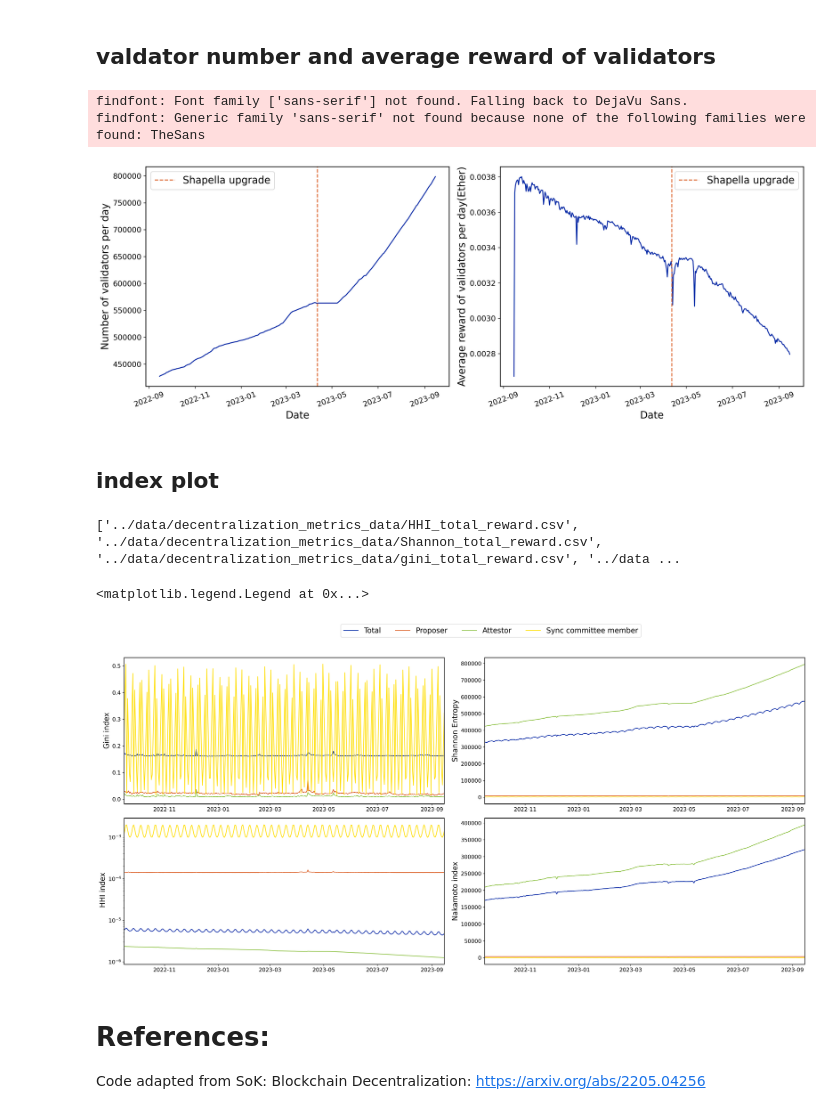
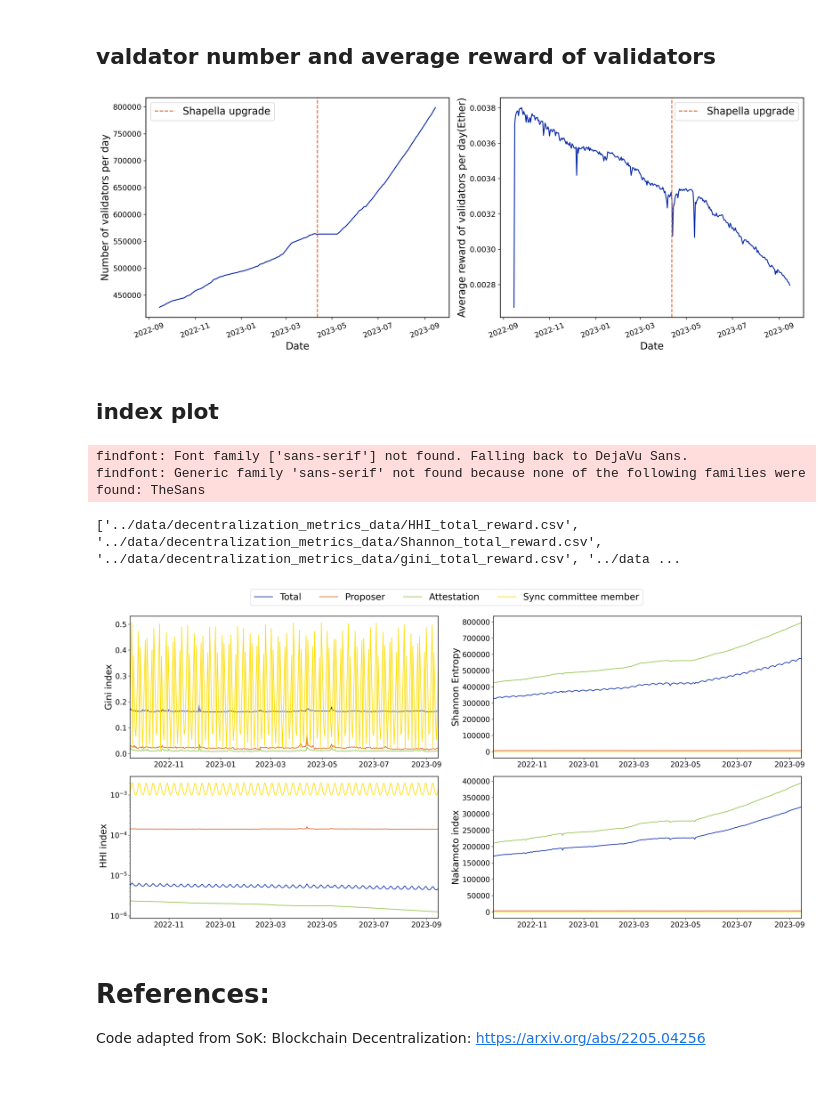
Before and after one commit to learn-want/ETH2.0-reward, a Jupyter notebook: code/result_plots.ipynb, the cells around one changed output. Drawn from its saved outputs; the diff is of its cells as text; code cells hidden in the pictures; blank space fills up the shorter version.

Commit message:
update figures

```diff
--- a/code/result_plots.ipynb
+++ b/code/result_plots.ipynb
@@ -20,6 +20,12 @@ font_files = font_manager.findSystemFonts(fontpaths=font_dirs)
 
 for font_file in font_files:
     font_manager.fontManager.addfont(font_file)
+
+plt.rcParams['axes.labelsize'] = 16
+
+plt.rcParams['font.size'] = 16
+plt.rcParams['xtick.labelsize'] = 16
+plt.rcParams['ytick.labelsize'] = 16
 # %% [markdown]
 # Part I Total Reward Sum by Daily
 # %%
@@ -195,7 +194,6 @@ import matplotlib.pyplot as plt
 df.rename(columns={'final_total_reward':'Total reward','proposer_total_reward':'Proposer reward','attestation_total_reward':'Attestation reward','sync_total_reward':'Sync committee reward'
                    },inplace=True)
 df['date']=pd.to_datetime(df['date'])
-df=df[(df['date']>=pd.to_datetime('2022-09-16'))&(df['date']<=pd.to_datetime('2023-09-15'))]
 # Calculate the mean of Validator_index by Date
 validator_counts = df.groupby('date')['validator_index'].nunique().reset_index()
 validator_means = df.groupby('date')['Total reward'].mean().reset_index()
@@ -225,10 +223,8 @@ axs[1].tick_params(axis='x', rotation=20)
 
 plt.tight_layout()
 
-plt.savefig('../figure/validator_count_reward_daily.pdf',bbox_inches='tight',dpi=300,facecolor='white')
+plt.savefig('../figure/validator_count_reward_daily.png',bbox_inches='tight',dpi=300,facecolor='white')
 # %% [output]
-findfont: Font family ['sans-serif'] not found. Falling back to DejaVu Sans.
-findfont: Generic family 'sans-serif' not found because none of the following families were found: TheSans
 [figure]
 # %% [markdown]
 ## index plot
@@ -267,49 +263,50 @@ for file in files:
     if index_name=='Gini':
         axes[0,0].plot(index['date'],index[reward_type],label=reward_type)
         #set the y-axis label
-        axes[0,0].set_ylabel(f'{index_name} index',fontsize=16)
+        axes[0,0].set_ylabel(f'{index_name} index',fontsize=20)
         axes[0,0].autoscale(enable=True, axis='x', tight=True)
         axes[0,0].set_xlim(left=pd.to_datetime('2022-09-16'))
     if index_name=='Shannon':
         axes[0,1].plot(index['date'],index[reward_type],label=reward_type)
-        axes[0,1].set_ylabel(f'Shannon Entropy',fontsize=16)
+        axes[0,1].set_ylabel(f'Shannon Entropy',fontsize=20)
         axes[0,1].autoscale(enable=True, axis='x', tight=True)
         axes[0,1].set_xlim(left=pd.to_datetime('2022-09-16'))
 
     if index_name=='HHI':
         axes[1,0].plot(index['date'],index[reward_type],label=reward_type)
-        axes[1,0].set_ylabel(f' HHI index',fontsize=16)
+        axes[1,0].set_ylabel(f' HHI index',fontsize=20)
         #use percentage for y-axis
         axes[1,0].yaxis.set_major_formatter(FuncFormatter(lambda y, _: '{:.2%}'.format(y)))
         axes[1,0].autoscale(enable=True, axis='x', tight=True)
         axes[1,0].set_xlim(left=pd.to_datetime('2022-09-16'))
         axes[1,0].set_yscale('log')
 
     if index_name=='Nakamoto':
         axes[1,1].plot(index['date'],index[reward_type],label=reward_type)
-        axes[1,1].set_ylabel(f'{index_name} index',fontsize=16)
+        axes[1,1].set_ylabel(f'{index_name} index',fontsize=20)
         axes[1,1].autoscale(enable=True, axis='x', tight=True)
         axes[1,1].set_xlim(left=pd.to_datetime('2022-09-16'))
 plt.tight_layout()
 #rename the legend
 handles, labels = axes[0,0].get_legend_handles_labels()
 labels[0]='Total'
 labels[1]='Proposer'
-labels[2]='Attestor'
+labels[2]='Attestation'
 labels[3]='Sync committee member'
 
 # Set x-axis labels for all subplots
 for ax in axes.flat:
     ax.xaxis.set_major_locator(mdates.MonthLocator(interval=2))
     ax.xaxis.set_major_formatter(mdates.DateFormatter('%Y-%m'))
 
 
-plt.legend(handles,labels,fontsize=16,ncol=4,bbox_to_anchor=(0.5,2.35),frameon=True)
-plt.savefig('../figure/4_index_timeseries.pdf',bbox_inches='tight',dpi=300,facecolor='white')
+plt.legend(handles,labels,fontsize=20,ncol=4,bbox_to_anchor=(0.5,2.35),frameon=True)
+plt.savefig('../figure/4_index_timeseries.png',bbox_inches='tight',dpi=300,facecolor='white')
 # %% [output]
-['../data/decentralization_metrics_data/HHI_total_reward.csv', '../data/decentralization_metrics_data/Shannon_total_reward.csv', '../data/decentralization_metrics_data/gini_total_reward.csv', '../data ...
+findfont: Font family ['sans-serif'] not found. Falling back to DejaVu Sans.
+findfont: Generic family 'sans-serif' not found because none of the following families were found: TheSans
-<matplotlib.legend.Legend at 0x...>
+['../data/decentralization_metrics_data/HHI_total_reward.csv', '../data/decentralization_metrics_data/Shannon_total_reward.csv', '../data/decentralization_metrics_data/gini_total_reward.csv', '../data ...
-[figure, old version]
+[figure, new version]
 # %% [markdown]
 # References:
 Code adapted from SoK: Blockchain Decentralization: https://arxiv.org/abs/2205.04256
```
Also changed, not shown: parts of 3 cells of this notebook, 11 other files.
